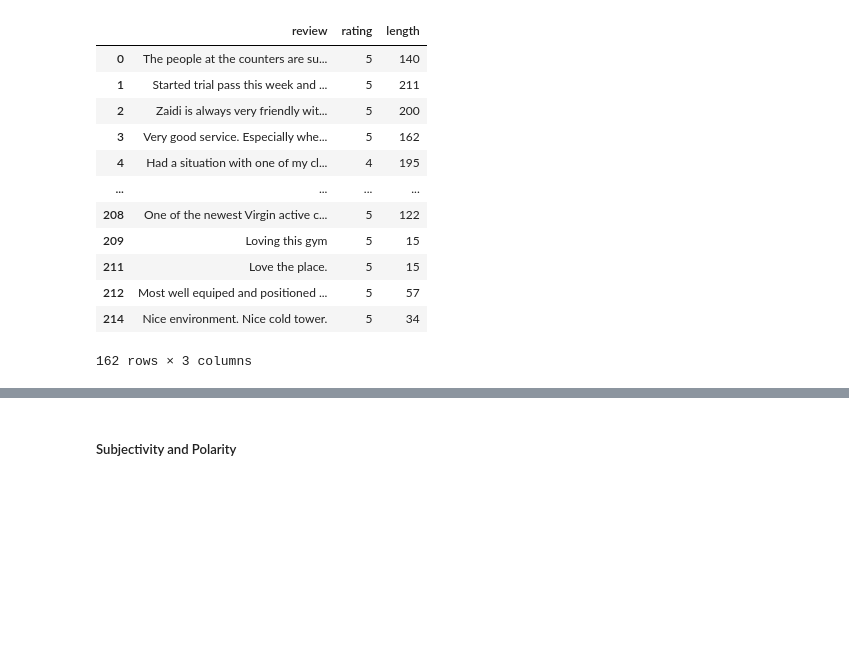
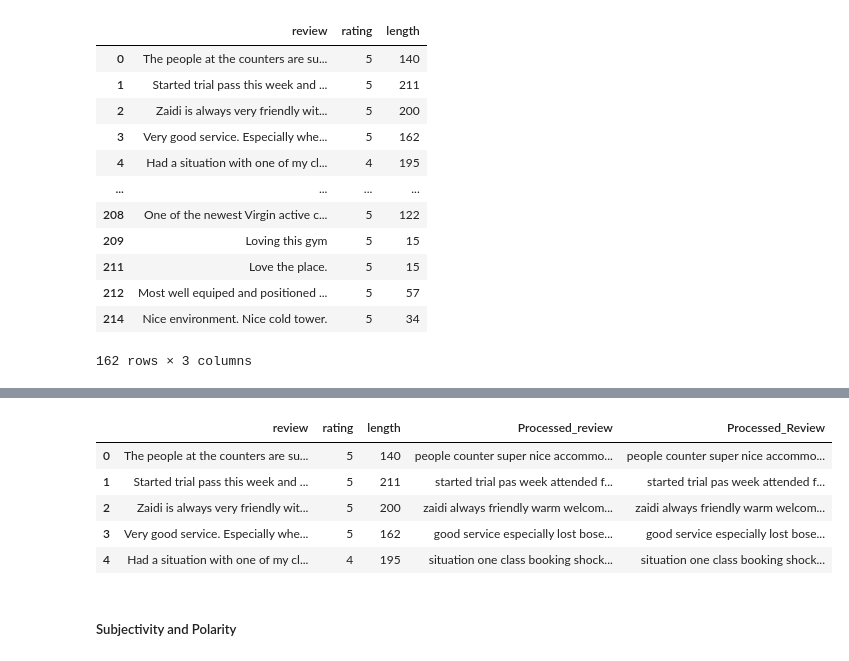
Before and after one commit to julianacharisser/gym-reviews-sentiment-analysis, a Jupyter notebook: analyse_reviews_nlp.ipynb, the cells around one changed output, grey strips where cells are left out. Saved outputs shown, nothing was run; the diff lists cells and outputs as text; code cells hidden in the pictures; blank space fills up the shorter version.

```diff
--- a/analyse_reviews_nlp.ipynb
+++ b/analyse_reviews_nlp.ipynb
@@ -274,3 +273,12 @@ processed_review_data['Processed_review'] = df_reviews['review'].apply(review_pr
+# %%
+processed_review_data.head()
+# %% [output]
+|  | review | rating | length | Processed_review | Processed_Review |
+| 0 | The people at the counters are su... | 5 | 140 | people counter super nice accommo... | people counter super nice accommo... |
+| 1 | Started trial pass this week and ... | 5 | 211 | started trial pas week attended f... | started trial pas week attended f... |
+| 2 | Zaidi is always very friendly wit... | 5 | 200 | zaidi always friendly warm welcom... | zaidi always friendly warm welcom... |
+| 3 | Very good service. Especially whe... | 5 | 162 | good service especially lost bose... | good service especially lost bose... |
+| 4 | Had a situation with one of my cl... | 4 | 195 | situation one class booking shock... | situation one class booking shock... |
 # %% [markdown]
 ##### Subjectivity and Polarity
 # %%
```
Also changed, not shown: parts of 19 cells of this notebook.
